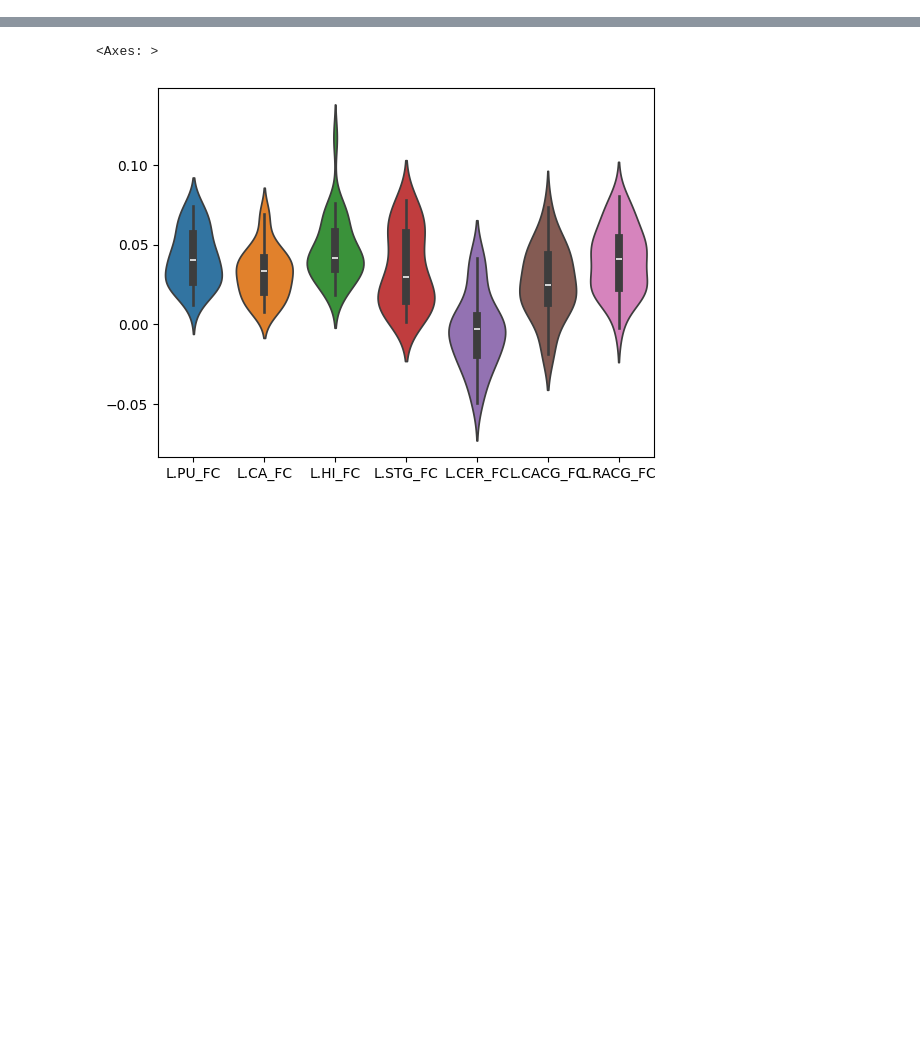
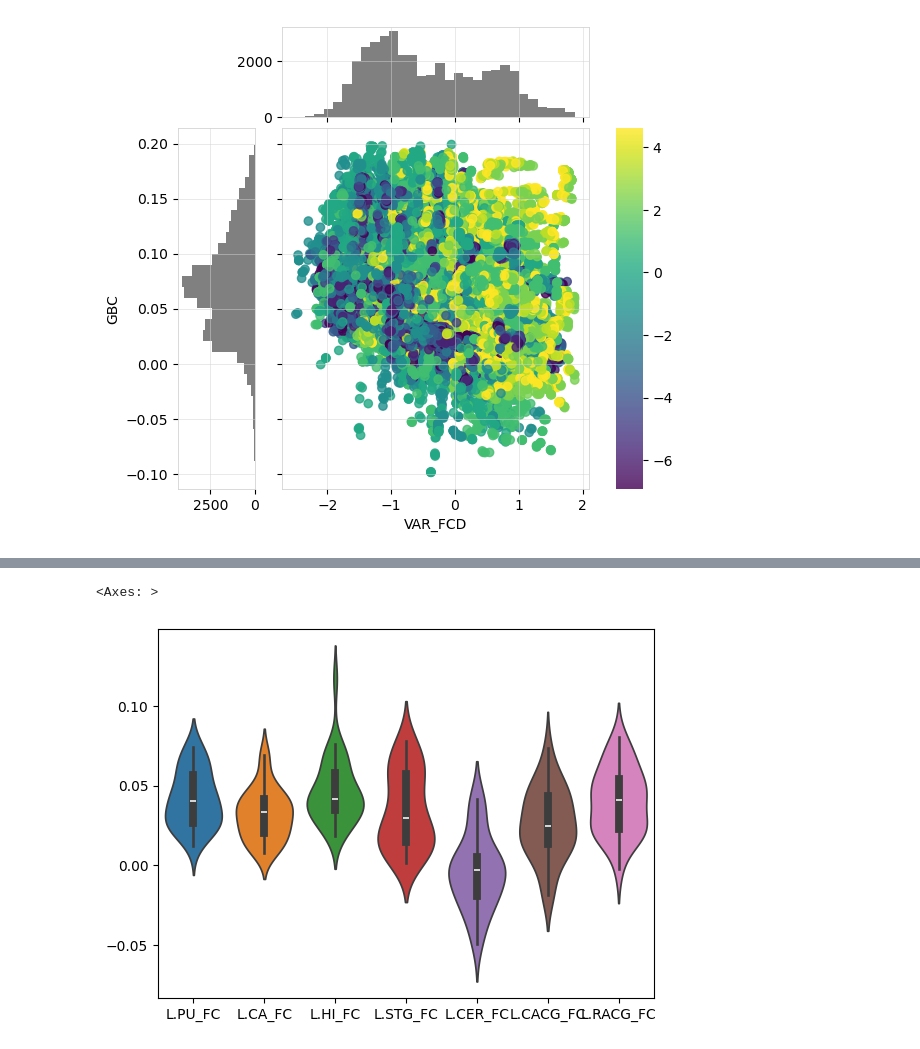
Before and after one commit to giapre/scadv, a Jupyter notebook: notebooks/plot_emp_features.ipynb, the cells around one changed output, grey strips where cells are left out. Saved outputs shown, nothing was run; the diff lists cells and outputs as text; code cells hidden in the pictures; blank space fills up the shorter version.

```diff
--- a/notebooks/plot_emp_features.ipynb
+++ b/notebooks/plot_emp_features.ipynb
@@ -16,0 +44,77 @@ plt.scatter(traditional['GBC'], traditional['VAR_FCD'])
+# %%
+import matplotlib.pyplot as plt
+import numpy as np
+
+x = synth_res_df['L.PU_ALFF']
+y = synth_res_df['L.PU_FC']
+c = np.log(synth_res_df['njdopa_ctx'])
+
+fig = plt.figure(figsize=(6,6))
+
+gs = fig.add_gridspec(
+    2, 3,
+    width_ratios=(1,4,0.35),
+    height_ratios=(1,4),
+    wspace=0.2,
+    hspace=0.05
+)
+
+ax_histx = fig.add_subplot(gs[0,1])
+ax_histy = fig.add_subplot(gs[1,0])
+ax_scatter = fig.add_subplot(gs[1,1])
+ax_cbar = fig.add_subplot(gs[1,2])
+
+# Scatter
+sc = ax_scatter.scatter(
+    x,
+    y,
+    c=c,
+    cmap="viridis",
+    alpha=0.8
+)
+
+# Top histogram
+ax_histx.hist(x, bins=30, color="gray")
+ax_histx.tick_params(labelbottom=False)
+
+# Left histogram
+ax_histy.hist(y, bins=30, orientation="horizontal", color="gray")
+ax_histy.invert_xaxis()
+
+# Colorbar
+cbar = fig.colorbar(sc, cax=ax_cbar)
+cbar.outline.set_visible(False)
+
+# Labels
+ax_scatter.set_xlabel("VAR_FCD")
+ax_histy.set_ylabel("GBC")
+
+ax_scatter.tick_params(labelleft=False)
+
+# -------- STYLE SECTION --------
+
+axes = [ax_scatter, ax_histx, ax_histy]
+
+for ax in axes:
+
+    # Light grid
+    ax.grid(
+        True,
+        color="lightgray",
+        linewidth=0.5,
+        alpha=0.7
+    )
+
+    # Thin light spines
+    for spine in ax.spines.values():
+        spine.set_color("lightgray")
+        spine.set_linewidth(0.6)
+
+# Also style colorbar axis
+for spine in ax_cbar.spines.values():
+    spine.set_color("lightgray")
+    spine.set_linewidth(0.6)
+
+plt.show()
+# %% [output]
+[figure, added]
```
Also changed, not shown: parts of 12 cells of this notebook, 33 other files.
